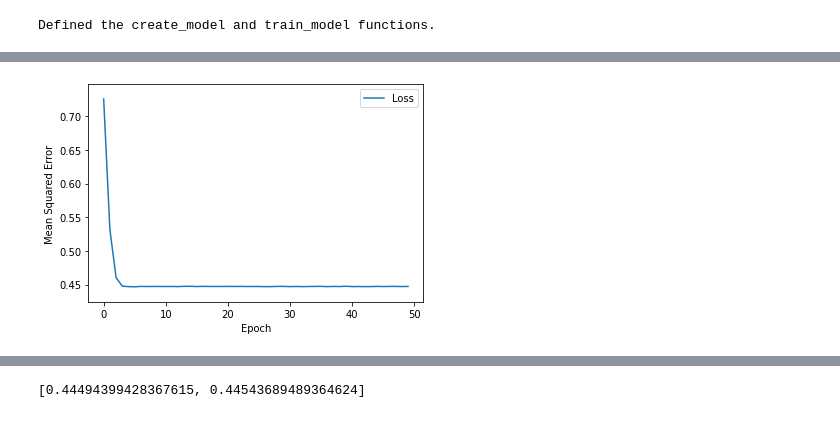
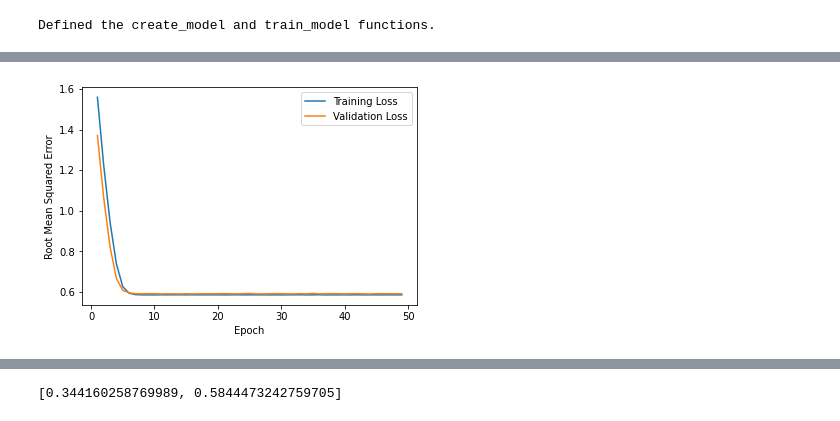
Before and after one commit to mrch-hub/bangkit1, a Jupyter notebook: SolarPrediction.ipynb, the cells around one changed output, grey strips where cells are left out. Saved outputs shown, nothing was run; the diff lists cells and outputs as text; code cells hidden in the pictures.

Commit message:
1. Use feature temperature, pressure, is daylight, hour, day, month 2. Add validation set

```diff
--- a/SolarPrediction.ipynb
+++ b/SolarPrediction.ipynb
@@ -136,16 +144,26 @@ my_feature_layer = tf.keras.layers.DenseFeatures(feature_columns)
 # %%
 #@title Define plotting function
 
-def plot_the_loss_curve(epochs, mse):
+def plot_the_loss_curve(epochs, mse_training, mse_validation):
   """Plot a curve of loss vs. epoch."""
 
   plt.figure()
   plt.xlabel("Epoch")
-  plt.ylabel("Mean Squared Error")
+  plt.ylabel("Root Mean Squared Error")
 
-  plt.plot(epochs, mse, label="Loss")
+  plt.plot(epochs[1:], mse_training[1:], label="Training Loss")
+  plt.plot(epochs[1:], mse_validation[1:], label="Validation Loss")
   plt.legend()
-  plt.ylim([mse.min()*0.95, mse.max() * 1.03])
+
+  merged_mse_lists = mse_training[1:] + mse_validation[1:]
+  highest_loss = max(merged_mse_lists)
+  lowest_loss = min(merged_mse_lists)
+  delta = highest_loss - lowest_loss
+  print(delta)
+
+  top_of_y_axis = highest_loss + (delta * 0.05)
+  bottom_of_y_axis = lowest_loss - (delta * 0.05)
+  plt.ylim([bottom_of_y_axis, top_of_y_axis])
   plt.show()
 
 print("Defined the plot_the_loss_curve function.")
@@ -167,26 +185,27 @@ def create_model(my_learning_rate, feature_layer):
   # Construct the layers into a model that TensorFlow can execute.
   model.compile(optimizer=tf.keras.optimizers.RMSprop(lr=my_learning_rate),
                 loss="mean_squared_error",
-                metrics=[tf.keras.metrics.MeanSquaredError()])
+                metrics=[tf.keras.metrics.RootMeanSquaredError()])
 
   return model
 
 
-def train_model(model, dataset, epochs, batch_size, label_name):
+def train_model(model, dataset, epochs, batch_size, label_name,validation_split):
   """Feed a dataset into the model in order to train it."""
 
   # Split the dataset into features and label.
   features = {name:np.array(value) for name, value in dataset.items()}
   label = np.array(features.pop(label_name))
   history = model.fit(x=features, y=label, batch_size=batch_size,
-                      epochs=epochs, shuffle=True)
+                      epochs=epochs, validation_split=validation_split,
+                      shuffle=True)
 
   # Get details that will be useful for plotting the loss curve.
   epochs = history.epoch
   hist = pd.DataFrame(history.history)
-  rmse = hist["mean_squared_error"]
+  rmse = hist["root_mean_squared_error"]
 
-  return epochs, rmse
+  return epochs, rmse, history.history
 
 print("Defined the create_model and train_model functions.")
 # %% [output]
@@ -197,6 +216,7 @@ Defined the create_model and train_model functions.
 learning_rate = 0.01
 epochs = 50
 batch_size = 1000
+validation_split = 0.2
 label_name = "Radiation"
 
 
@@ -204,8 +224,10 @@ label_name = "Radiation"
 my_model = create_model(learning_rate, my_feature_layer)
 
 # Train the model on the normalized training set.
-epochs, mse = train_model(my_model, data_train_norm, epochs, batch_size, label_name)
-plot_the_loss_curve(epochs, mse)
+epochs, mse, history = train_model(my_model, data_train_norm, epochs, batch_size, label_name,
+                          validation_split=validation_split)
+plot_the_loss_curve(epochs, history["root_mean_squared_error"],
+                    history["val_root_mean_squared_error"])
 
 test_features = {name:np.array(value) for name, value in data_test_norm.items()}
 test_label = np.array(test_features.pop(label_name)) # isolate the label
@@ -232,2 +254,2 @@ Epoch 50/50
-[figure, old version]
+[figure, new version]
  Evaluate the linear regression model against the test set:
@@ -235 +257 @@ Epoch 50/50
-[0.44494399428367615, 0.44543689489364624]
+[0.344160258769989, 0.5844473242759705]
```
Also changed, not shown: parts of 5 cells of this notebook.
